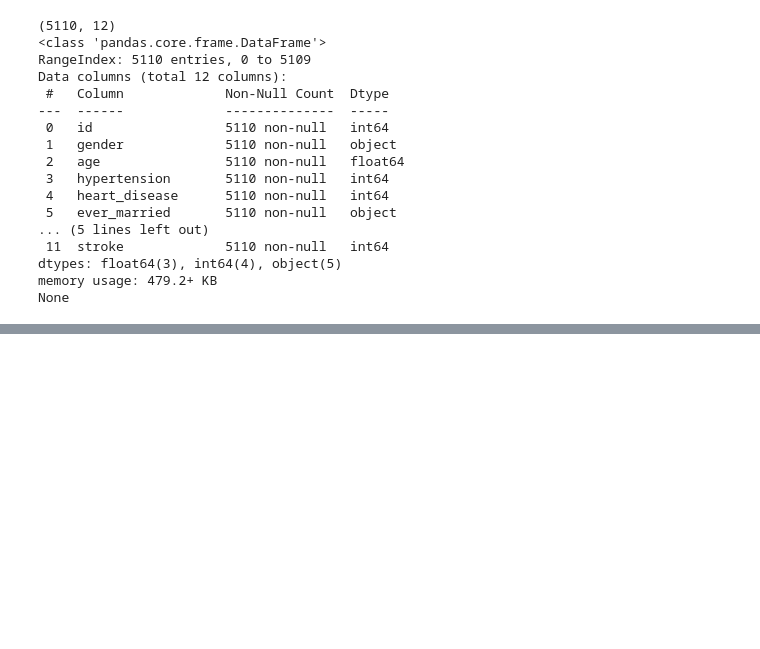
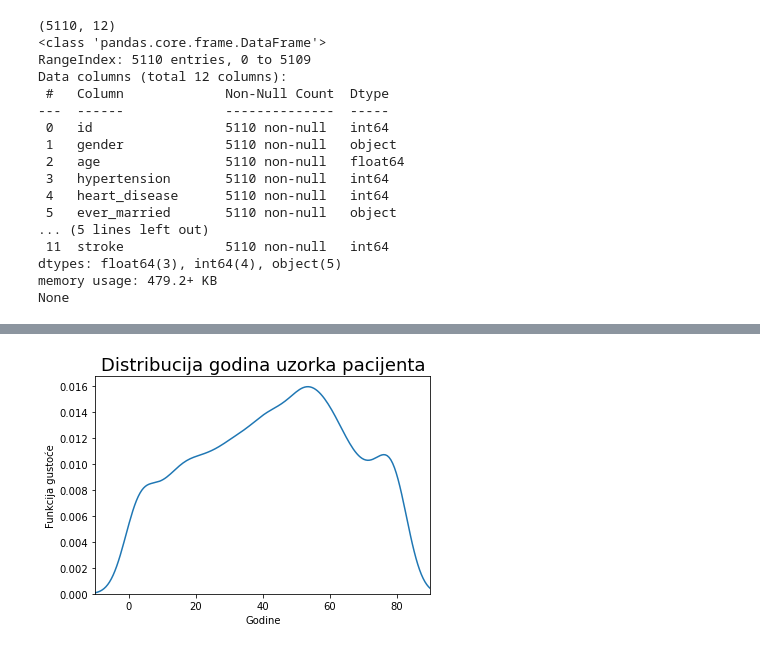
Before and after one commit to matsoftver/Esej, a Jupyter notebook: Esej.ipynb, the cells around one changed output, grey strips where cells are left out. Cells and saved outputs as stored; diff of their text form; code cells hidden in the pictures; blank space fills up the shorter version.

Commit message:
Početak analize, obrada godina

```diff
--- a/Esej.ipynb
+++ b/Esej.ipynb
@@ -77,0 +97,15 @@ podaci[['age','avg_glucose_level', 'bmi']].describe()
+# %%
+import matplotlib.pyplot as plt #paket za crtanje
+import seaborn as sns  #isto paket za crtanje
+
+plt.xlim(-10,90)
+plt.title('Distribucija godina uzorka pacijenta', fontsize= 18)
+plt.xlabel('Godine')
+plt.ylabel('Funkcija gustoće')
+sns.kdeplot(podaci['age'])
+
+plt.title('Distribucija godina uzorka pacijenta', fontsize= 18)
+
+plt.show() #prikaz grafa
+# %% [output]
+[figure, added]
```
Also changed, not shown: parts of 22 cells of this notebook.
